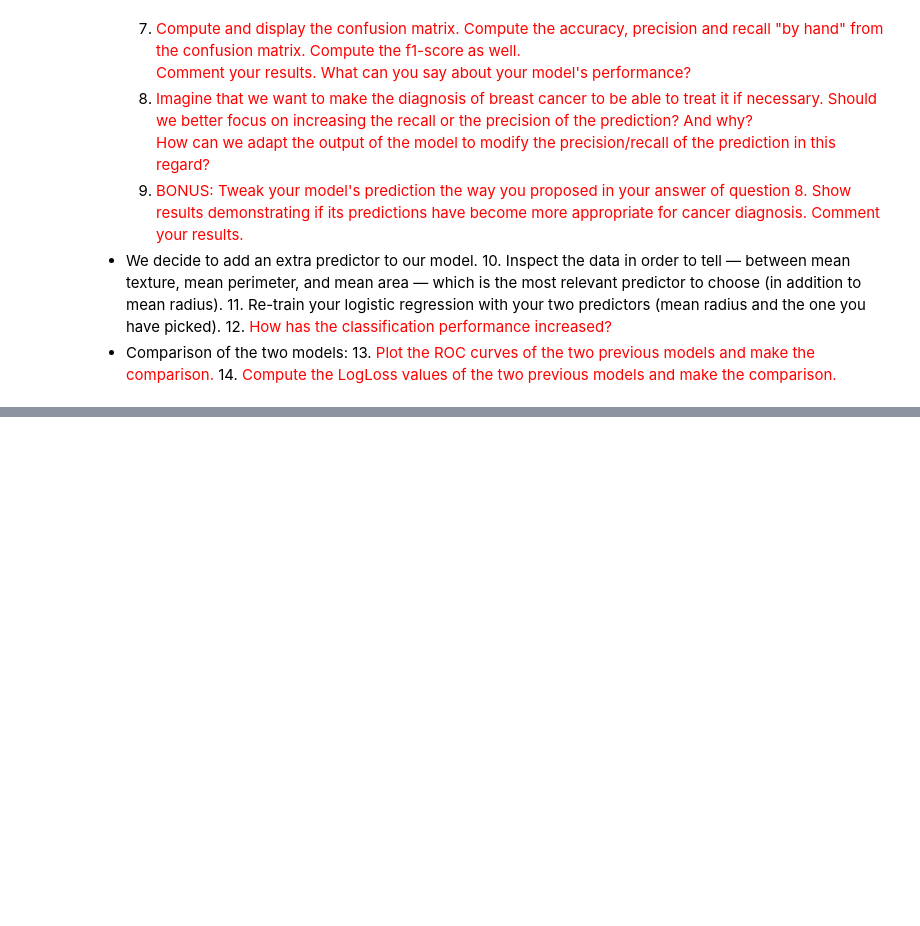
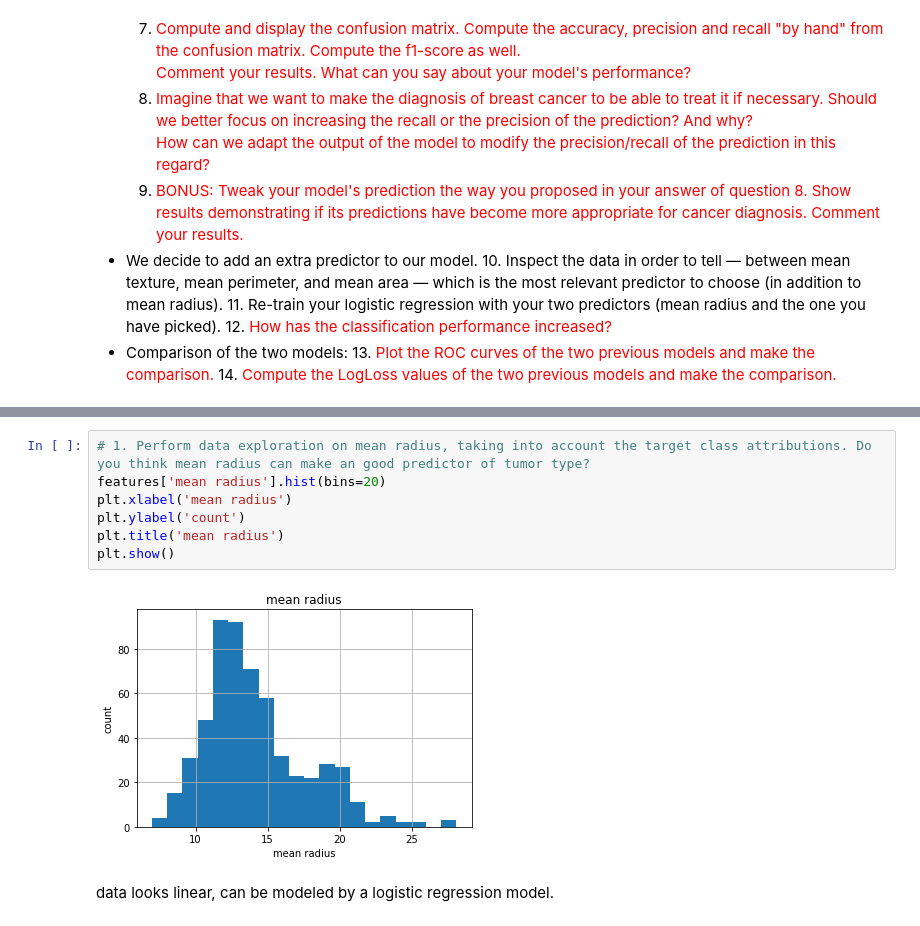
Before and after one commit to ediziks/EPITA-DSA-Notes, a Jupyter notebook: FoundationsOfStatisticalAnalysisAndMachineLearning[FSAML]/class6/Assgn 5-6/ML_course05-06_practice.ipynb, the cells around one changed output, grey strips where cells are left out. Saved outputs shown, nothing was run; the diff lists cells and outputs as text; blank space fills up the shorter version.

```diff
--- a/FoundationsOfStatisticalAnalysisAndMachineLearning[FSAML]/class6/Assgn 5-6/ML_course05-06_practice.ipynb
+++ b/FoundationsOfStatisticalAnalysisAndMachineLearning[FSAML]/class6/Assgn 5-6/ML_course05-06_practice.ipynb
@@ -136,0 +151,11 @@ Comment your results. What can you say about your model's performance?</font>
+# %%
+# 1. Perform data exploration on mean radius, taking into account the target class attributions. Do you think mean radius can make an good predictor of tumor type?
+features['mean radius'].hist(bins=20)
+plt.xlabel('mean radius')
+plt.ylabel('count')
+plt.title('mean radius')
+plt.show()
+# %% [output]
+[figure, added]
+# %% [markdown]
+data looks linear, can be modeled by a logistic regression model.
```
Also changed, not shown: parts of 27 cells of this notebook, 2 other files.
